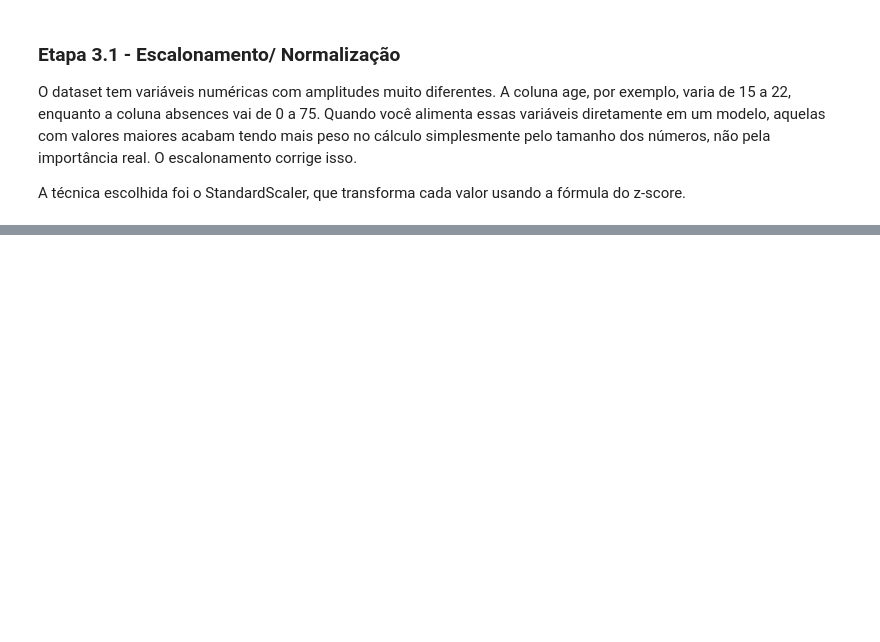
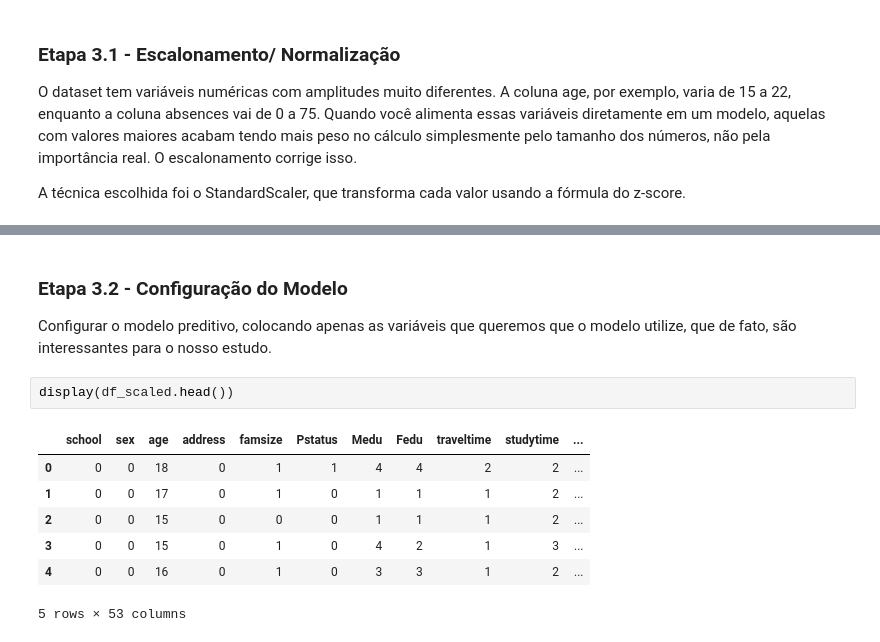
Before and after one commit to felipekenjidev/performance-estudantes, a Jupyter notebook: miniprojetods_performance_estudantes.ipynb, the cells around one changed output, grey strips where cells are left out. Drawn from its saved outputs; the diff is of its cells as text; blank space fills up the shorter version.

```diff
--- a/miniprojetods_performance_estudantes.ipynb
+++ b/miniprojetods_performance_estudantes.ipynb
@@ -1275,0 +1282,13 @@ print(df_scaled[['age', 'age_scaled', 'absences', 'absences_scaled']].head())
+# %% [markdown]
+### **Etapa 3.2 - Configuração do Modelo**
+Configurar o modelo preditivo, colocando apenas as variáveis que queremos que o modelo utilize, que de fato, são interessantes para o nosso estudo.
+# %%
+display(df_scaled.head())
+# %% [output]
+|  | school | sex | age | address | famsize | Pstatus | Medu | Fedu | traveltime | studytime | ... |
+| 0 | 0 | 0 | 18 | 0 | 1 | 1 | 4 | 4 | 2 | 2 | ... |
+| 1 | 0 | 0 | 17 | 0 | 1 | 0 | 1 | 1 | 1 | 2 | ... |
+| 2 | 0 | 0 | 15 | 0 | 0 | 0 | 1 | 1 | 1 | 2 | ... |
+| 3 | 0 | 0 | 15 | 0 | 1 | 0 | 4 | 2 | 1 | 3 | ... |
+| 4 | 0 | 0 | 16 | 0 | 1 | 0 | 3 | 3 | 1 | 2 | ... |
+5 rows × 53 columns
```
Also changed, not shown: parts of 15 cells of this notebook.
